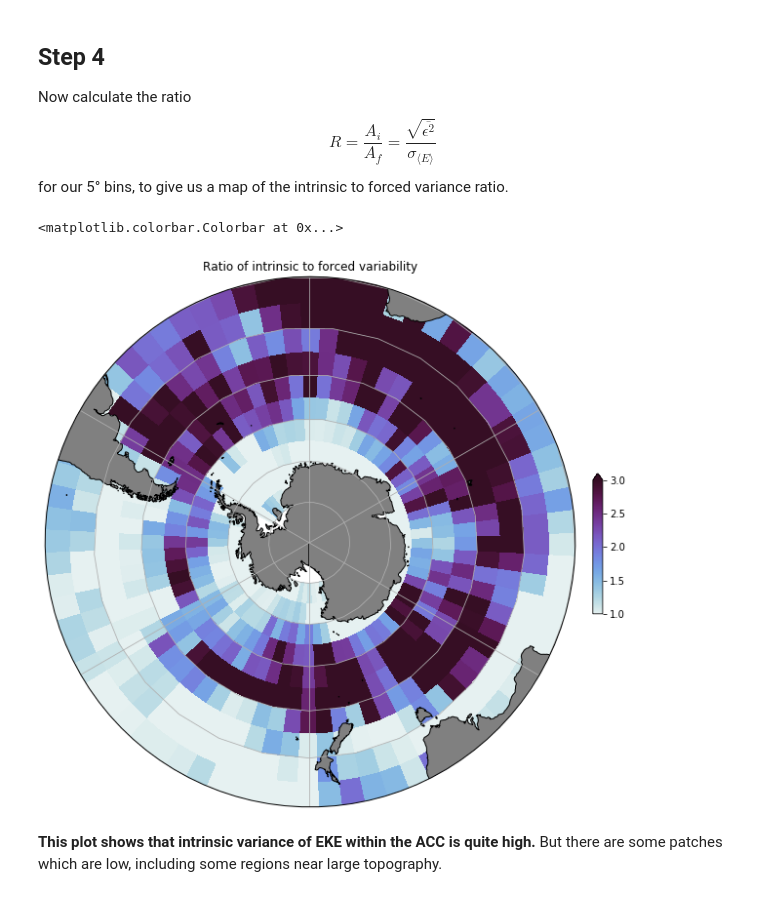
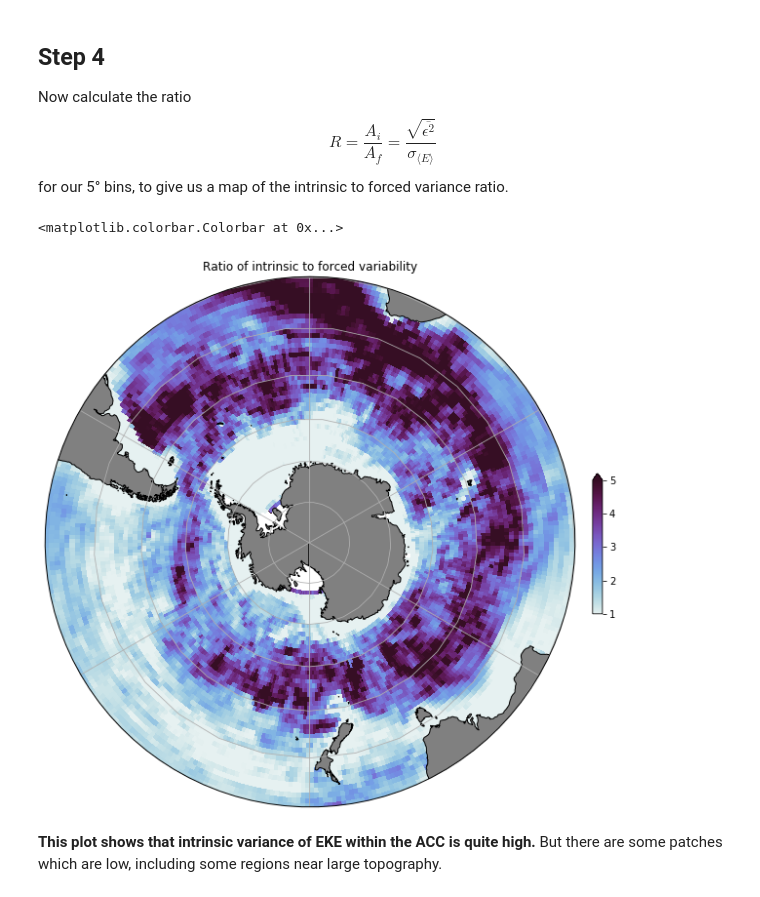
Before and after one commit to AndyHoggANU/OCCIPUT-analysis, a Jupyter notebook: VarianceRatioMap.ipynb, the cells around one changed output. Cells and saved outputs as stored; diff of their text form; code cells hidden in the pictures.

Commit message:
finer resolution variance ratio map

```diff
--- a/VarianceRatioMap.ipynb
+++ b/VarianceRatioMap.ipynb
@@ -77,10 +77,10 @@ $$\sigma^2_{\langle E \rangle} = \frac{1}{T} \sum_{t=1}^T \left(\langle E_i \ran
 We can bin this into, say 5° boxes, and make a map of this!
 # %%
 eke_ensemble_mean  = xr.open_mfdataset(emeanfilename).__xarray_dataarray_variable__
-dy=5
+dy=1
 ybins=np.arange(-80,-29.75,dy)
 ybin_labels=np.arange(-80+dy/2,-29.75,dy)
-dx=5
+dx=1
 xbins = np.arange(-287,73.25,dx)
 xbin_labels=np.arange(-287+dx/2,73.25,dx)
 eke_subsampled = eke_ensemble_mean.groupby_bins('lat',ybins,labels=ybin_labels).mean(dim='lat').groupby_bins('lon',xbins,labels=xbin_labels).mean(dim='lon').load()
@@ -201,28 +201,28 @@ for our 5° bins, to give us a map of the intrinsic to forced variance ratio.
 # %%
 ratio = (epsilon2/sigma2)**0.5
 
 plt.figure(figsize=(14, 10))
 ax = plt.axes(projection=ccrs.SouthPolarStereo())
 ax.set_extent([-287, 73, -80, -30], crs=ccrs.PlateCarree())
 
 # Compute a circle in axes coordinates, which we can use as a boundary
 # for the map. We can pan/zoom as much as we like - the boundary will be
 # permanently circular.
 theta = np.linspace(0, 2*np.pi, 100)
 center, radius = [0.5, 0.5], 0.5
 verts = np.vstack([np.sin(theta), np.cos(theta)]).T
 circle = mpath.Path(verts * radius + center)
 ax.set_boundary(circle, transform=ax.transAxes)
 
 ax.add_feature(land_50m)
 ax.gridlines()
-p1=ratio.plot(cmap=cm.cm.dense,vmin=1,vmax=3,add_colorbar=False,transform=ccrs.PlateCarree())
+p1=ratio.plot(cmap=cm.cm.dense,vmin=1,vmax=5,add_colorbar=False,transform=ccrs.PlateCarree())
 plt.title('Ratio of intrinsic to forced variability')
 
 ax_c = plt.axes([0.8,0.4,0.01,0.2])
 plt.colorbar(p1,cax=ax_c,orientation='vertical',extend='max')
 # %% [output]
 <matplotlib.colorbar.Colorbar at 0x...>
-[figure, old version]
+[figure, new version]
 # %% [markdown]
 **This plot shows that intrinsic variance of EKE within the ACC is quite high.** But there are some patches which are low, including some regions near large topography.
```
Also changed, not shown: parts of 2 cells of this notebook.
